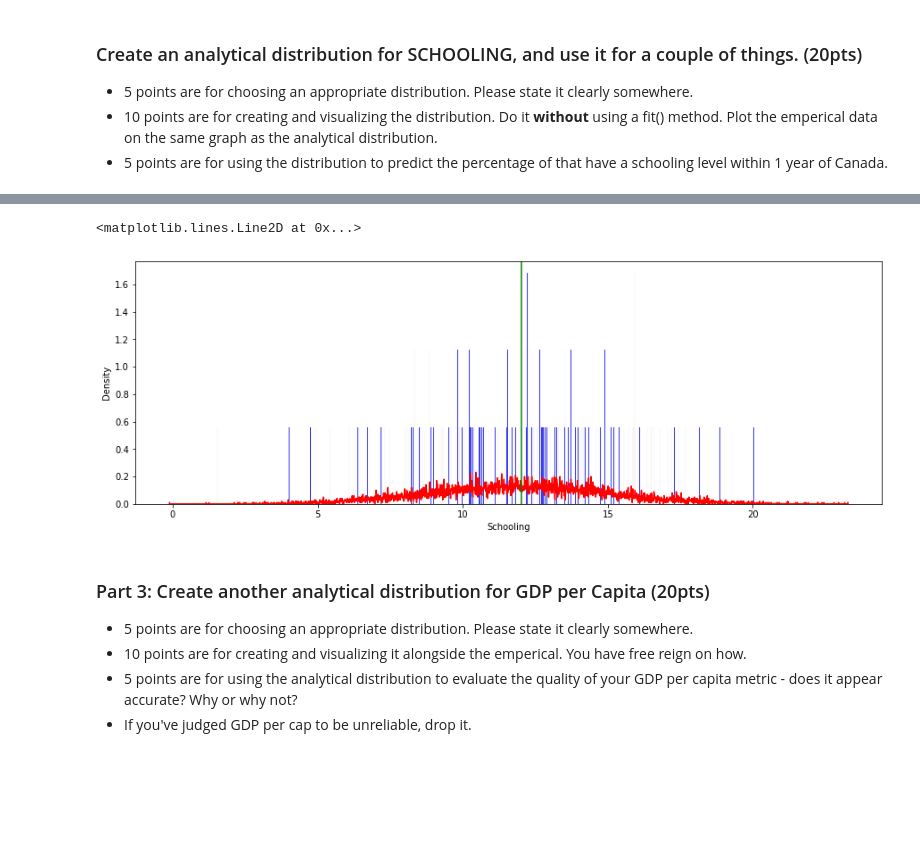
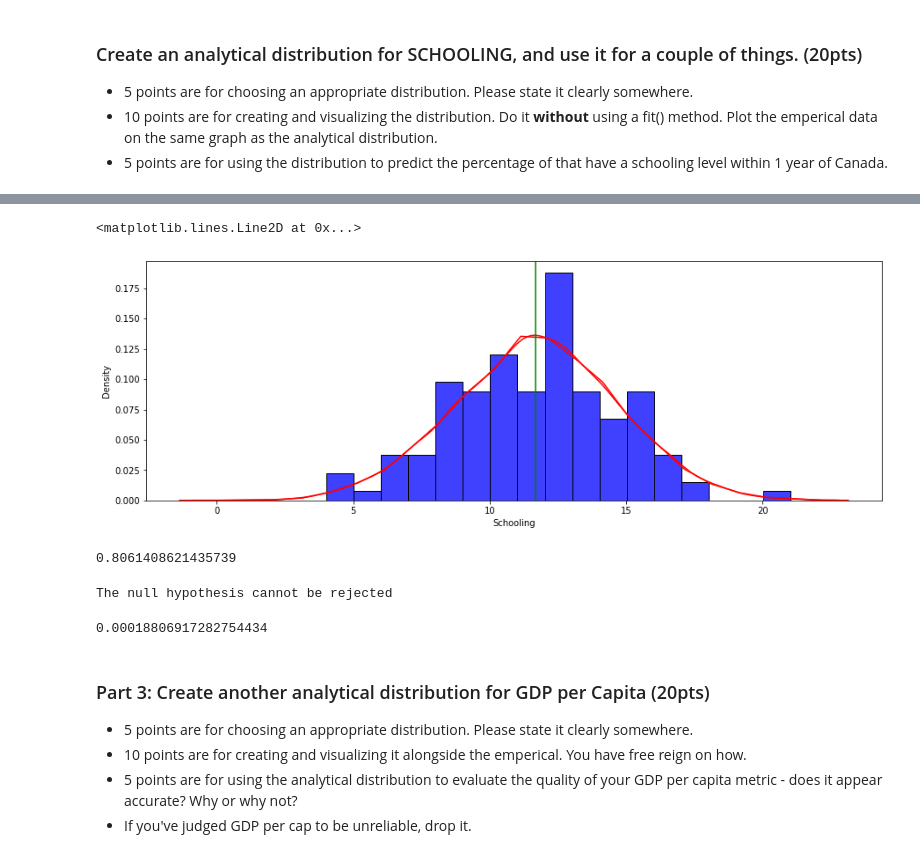
Before and after one commit to okohnkay/BSIP_Assignment_2_Students, a Jupyter notebook: Nneka Okoh stats_asn_2_start.ipynb, the cells around one changed output, grey strips where cells are left out. Saved outputs shown, nothing was run; the diff lists cells and outputs as text; code cells hidden in the pictures; blank space fills up the shorter version.

```diff
--- a/Nneka Okoh stats_asn_2_start.ipynb
+++ b/Nneka Okoh stats_asn_2_start.ipynb
@@ -96,6 +98,9 @@ Print each distribution is some type of visualization, also print the cumulative
 <li>5 points for formatting things in a nice layout. Hint: for whatever chart you use, look into some formatting options. Think of what to try to Google for an example for printing multiple charts, a grid of charts, etc... and try to adapt one to yours. There is also a way to do it using some thinkstats/thinkplot stuff.
 <li><b>5 points are for doing it in an efficient way - just listing off each column is lots of typing... Remember, the #1 trait of programmers is laziness with respect to repetitive tasks. If we are doing the same thing over and over with tiny changes, try to think of a condensed way to do this...</b>
 </ul>
+# %%
+#Drop Non Integers
+dfLE2=dfLE.dropna()
 # %%
 #Print all distributions
 # Graphing Helper Function
@@ -155,16 +208,41 @@ thinkplot.Config()
 # %%
 #Create a normal distribution based on the characteristics of the kinda-normal data
 import scipy.stats
-mu = dfLE["Schooling"].mean()
-sigma = dfLE["Schooling"].std()
+
+mu = dfLE2["Schooling"].mean()
+sigma = dfLE2["Schooling"].std()
 normz = scipy.stats.norm(mu, sigma)
-normz
-sns.histplot(data=normz.rvs(10000), binwidth=.01, color="red", stat="density", kde=True, element="poly", fill=False)
-sns.histplot(data=dfLE["Schooling"], binwidth=.01, color="blue", stat="density")
+
+sns.histplot(data=normz.rvs(10000), binwidth=1, color="red", stat="density", kde=True, element="poly", fill=False)
+sns.histplot(data=dfLE2["Schooling"], binwidth=1, color="blue", stat="density")
 plt.axvline(mu, color="green")
 # %% [output]
 <matplotlib.lines.Line2D at 0x...>
-[figure, old version]
+[figure, new version]
+# %%
+#Check Normality with code
+k2, p = scipy.stats.normaltest(dfLE2["Schooling"])
+p
+# %% [output]
+0.8061408621435739
+# %%
+
+#NH - x comes from a normal distribution
+k2, p = scipy.stats.normaltest(dfLE2["Schooling"])
+p
+alpha = .05
+if p < alpha:  # null hypothesis: x comes from a normal distribution
+    print("The null hypothesis can be rejected")
+else:
+    print("The null hypothesis cannot be rejected")
+# %% [output]
+The null hypothesis cannot be rejected
+# %%
+#the percentage of that have a schooling level within 1 year of Canada
+dfLE2["Schooling"]
+normz.cdf(1)
+# %% [output]
+0.00018806917282754434
 # %% [markdown]
 ### Part 3: Create another analytical distribution for GDP per Capita (20pts)
 
```
Also changed, not shown: parts of 19 cells of this notebook.
